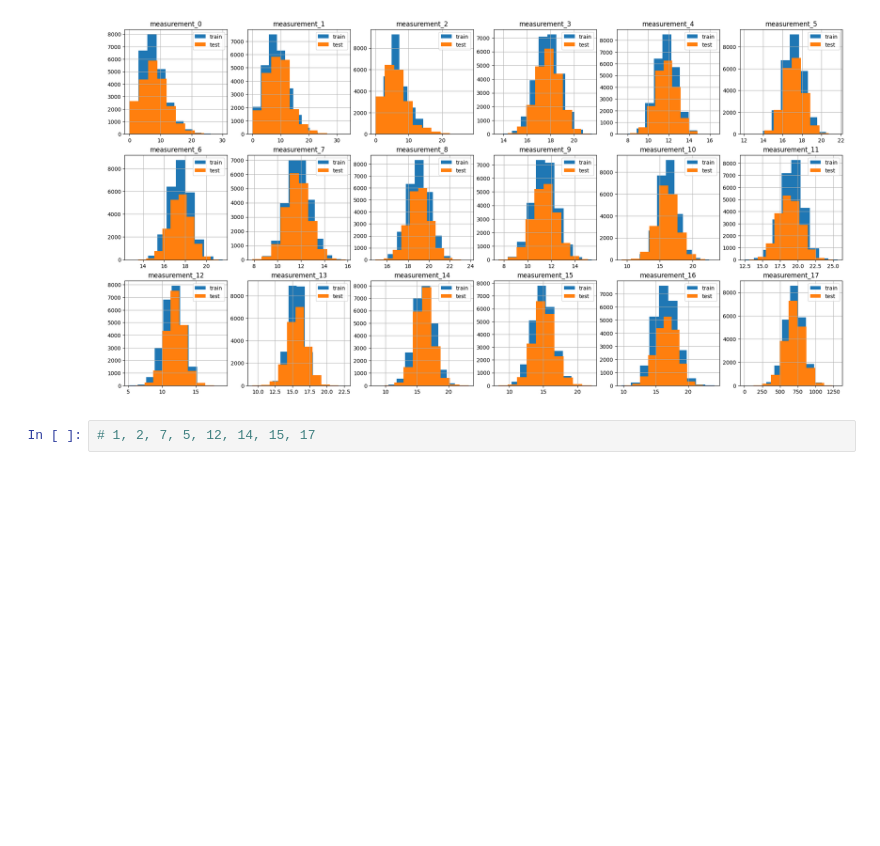
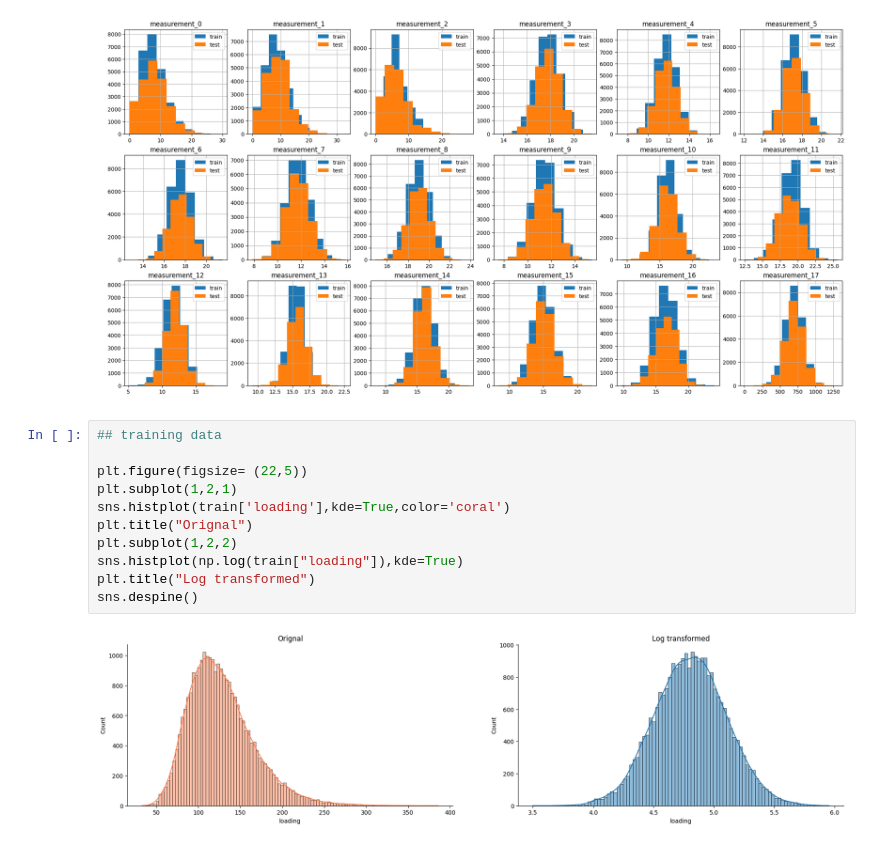
Before and after one commit to krz-max/Introduction-to-Machine-Learning, a Jupyter notebook: Final_Project/dataplot.ipynb, the cells around one changed output. Saved outputs shown, nothing was run; the diff lists cells and outputs as text; blank space fills up the shorter version.

```diff
--- a/Final_Project/dataplot.ipynb
+++ b/Final_Project/dataplot.ipynb
@@ -75,5 +75,16 @@ for i in range(18):
 plt.show()
 # %% [output]
 [figure]
-# %%
-# 1, 2, 7, 5, 12, 14, 15, 17
+# %%
+## training data
+
+plt.figure(figsize= (22,5))
+plt.subplot(1,2,1)
+sns.histplot(train['loading'],kde=True,color='coral')
+plt.title("Orignal")
+plt.subplot(1,2,2)
+sns.histplot(np.log(train["loading"]),kde=True)
+plt.title("Log transformed")
+sns.despine()
+# %% [output]
+[figure, added]
```
Also changed, not shown: 10 other files.
